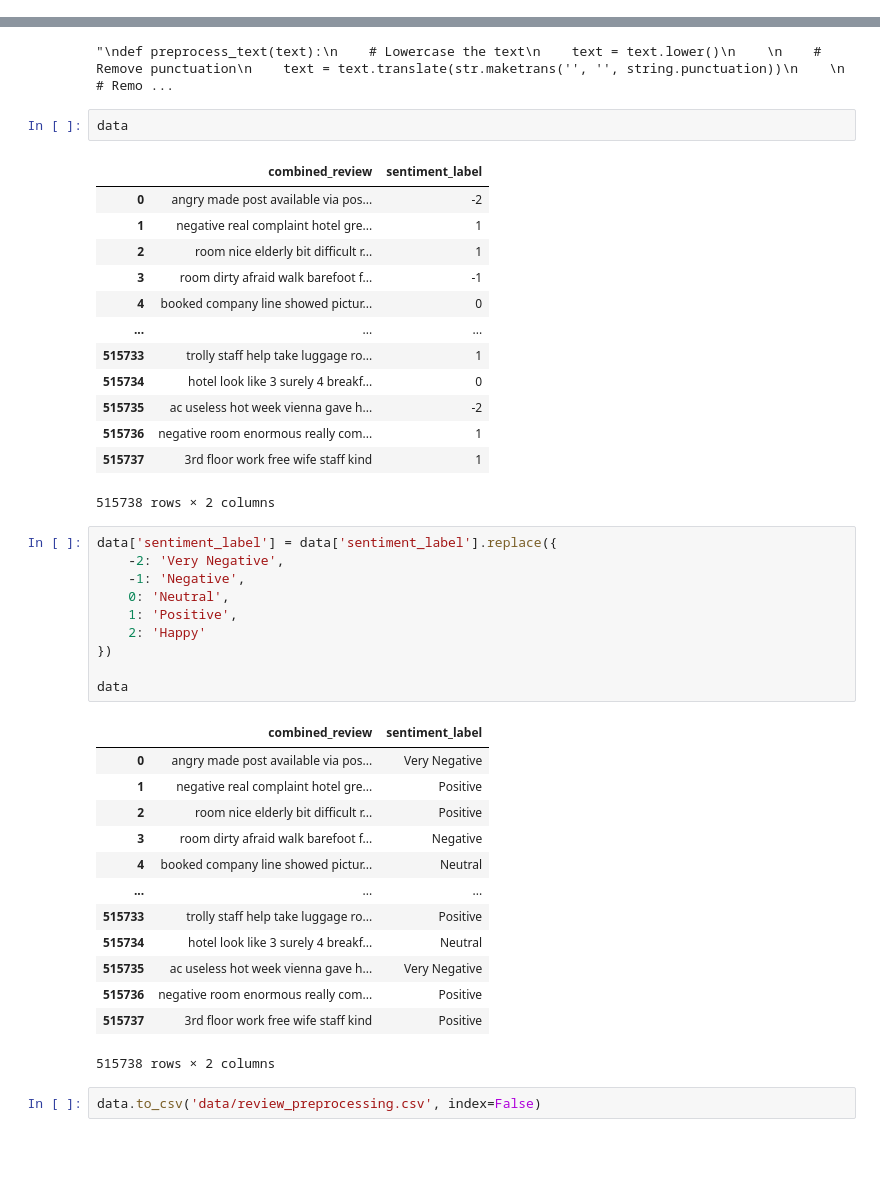
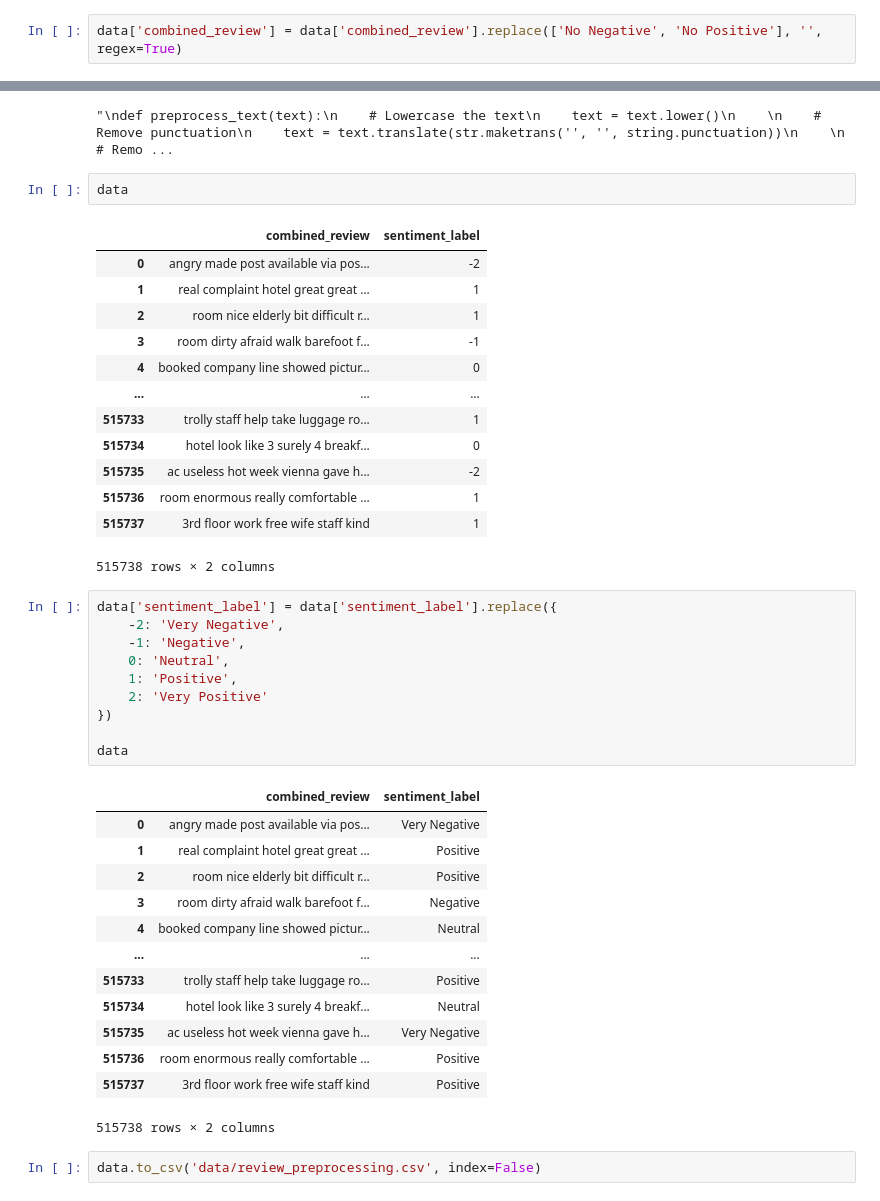
Before and after one commit to Maoelan/hotel-reviews-sentiment-analysis, a Jupyter notebook: data-preprocessing.ipynb, the cells around one changed output, grey strips where cells are left out. Drawn from its saved outputs; the diff is of its cells as text; blank space fills up the shorter version.

Commit message:
clean data

```diff
--- a/data-preprocessing.ipynb
+++ b/data-preprocessing.ipynb
@@ -38,6 +38,8 @@ data
 | 515736 | No Negative The rooms are enormou... | 1 |
 | 515737 | I was in 3rd floor It didn t work... | 1 |
 515738 rows × 2 columns
+# %%
+data['combined_review'] = data['combined_review'].replace(['No Negative', 'No Positive'], '', regex=True)
 # %%
 data['combined_review'] = data['combined_review'].str.lower()
 data
@@ -206,7 +208,7 @@ data
 # %% [output]
 |  | combined_review | sentiment_label |
 | 0 | angry made post available via pos... | -2 |
-| 1 | negative real complaint hotel gre... | 1 |
+| 1 | real complaint hotel great great ... | 1 |
 | 2 | room nice elderly bit difficult r... | 1 |
 | 3 | room dirty afraid walk barefoot f... | -1 |
 | 4 | booked company line showed pictur... | 0 |
@@ -214,23 +216,23 @@ data
 | 515733 | trolly staff help take luggage ro... | 1 |
 | 515734 | hotel look like 3 surely 4 breakf... | 0 |
 | 515735 | ac useless hot week vienna gave h... | -2 |
-| 515736 | negative room enormous really com... | 1 |
+| 515736 | room enormous really comfortable ... | 1 |
 | 515737 | 3rd floor work free wife staff kind | 1 |
 515738 rows × 2 columns
 # %%
 data['sentiment_label'] = data['sentiment_label'].replace({
     -2: 'Very Negative',
     -1: 'Negative',
     0: 'Neutral',
     1: 'Positive',
-    2: 'Happy'
+    2: 'Very Positive'
 })
 
 data
 # %% [output]
 |  | combined_review | sentiment_label |
 | 0 | angry made post available via pos... | Very Negative |
-| 1 | negative real complaint hotel gre... | Positive |
+| 1 | real complaint hotel great great ... | Positive |
 | 2 | room nice elderly bit difficult r... | Positive |
 | 3 | room dirty afraid walk barefoot f... | Negative |
 | 4 | booked company line showed pictur... | Neutral |
@@ -238,7 +240,7 @@ data
 | 515733 | trolly staff help take luggage ro... | Positive |
 | 515734 | hotel look like 3 surely 4 breakf... | Neutral |
 | 515735 | ac useless hot week vienna gave h... | Very Negative |
-| 515736 | negative room enormous really com... | Positive |
+| 515736 | room enormous really comfortable ... | Positive |
 | 515737 | 3rd floor work free wife staff kind | Positive |
 515738 rows × 2 columns
 # %%
```
Also changed, not shown: parts of 5 cells of this notebook, 4 other files.
